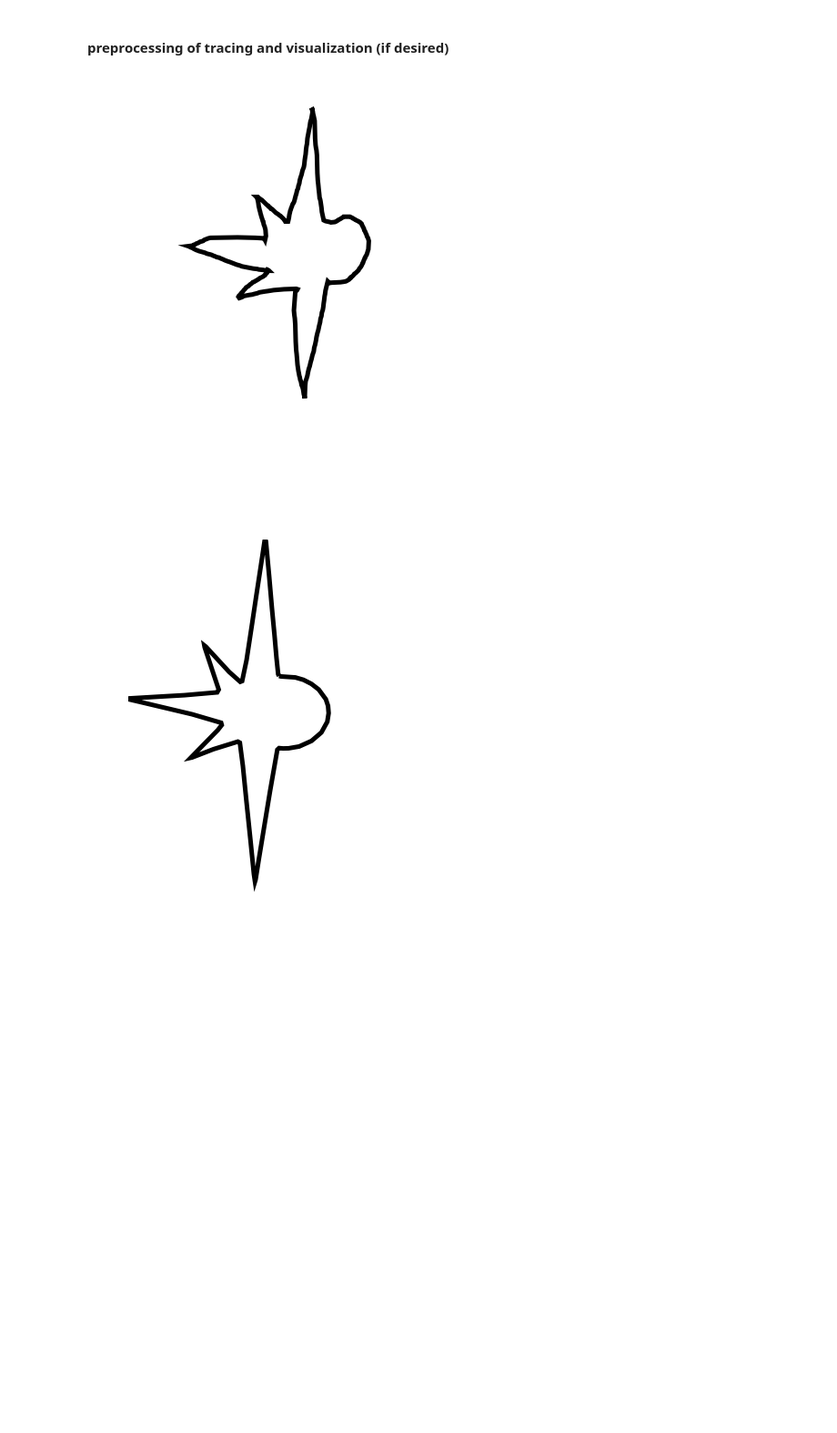
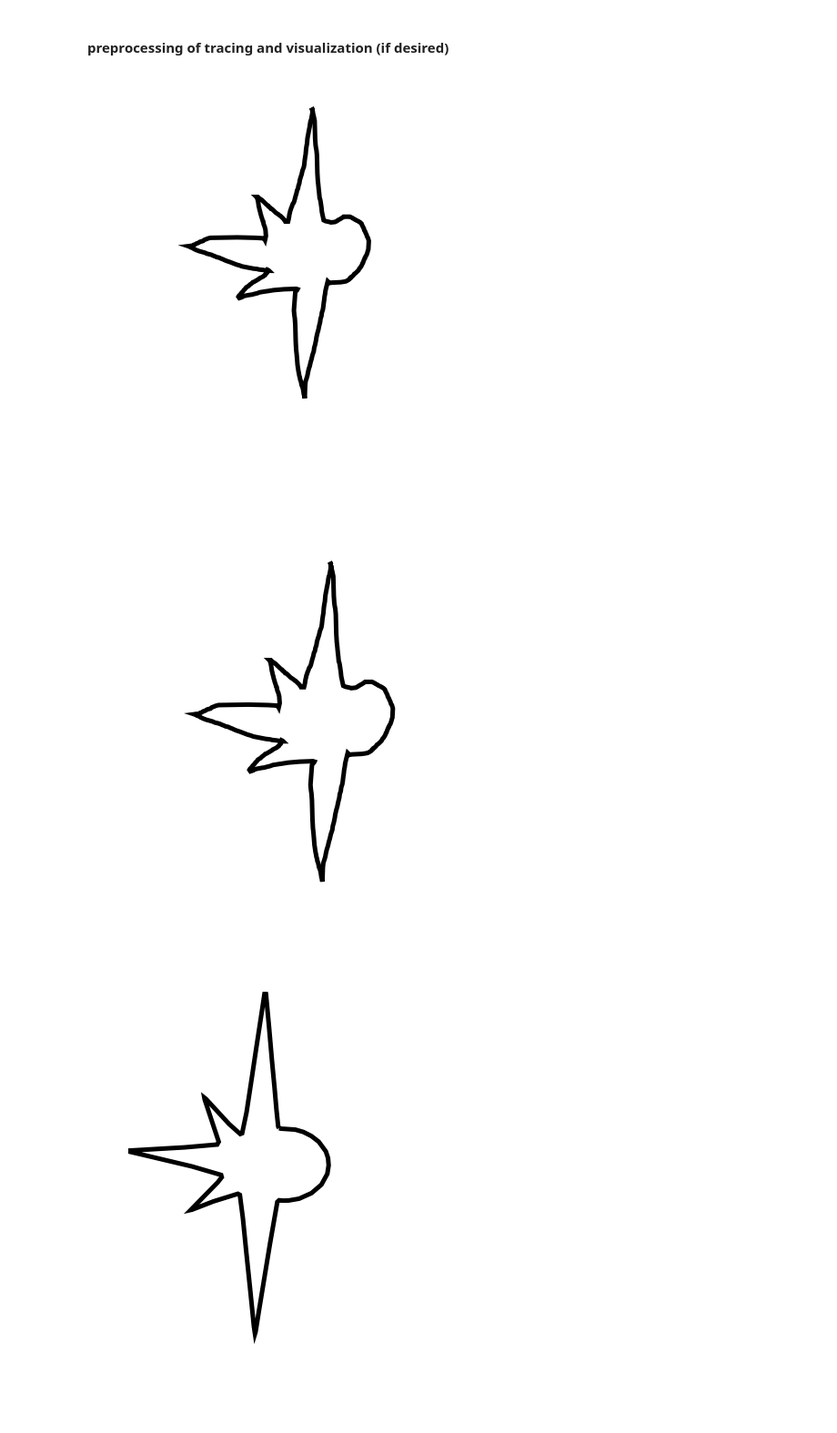
Before and after one commit to brialorelle/kiddraw, a Jupyter notebook: analysis/museumstation/python/score_svg_distance-shape.ipynb, the cells around one changed output. Shown at 91% size. Saved outputs shown, nothing was run; the diff lists cells and outputs as text; code cells hidden in the pictures; blank space fills up the shorter version.

```diff
--- a/analysis/museumstation/python/score_svg_distance-shape.ipynb
+++ b/analysis/museumstation/python/score_svg_distance-shape.ipynb
@@ -115,11 +115,15 @@ if np.sum(_Verts[0][-1] - _Verts[0][0]) != 0:
 assert len(_Verts)==len(_Codes)
 # %%
 ## examine tracing
+reload(rsh)
 reallyRun = 1
 if reallyRun:
     rsh.plot_shape(_Verts,_Codes)
+    _Verts, _Codes = rsh.scale_tracing(1.1,1.1, _Verts, _Codes)
+    rsh.plot_shape(_Verts,_Codes)
 # %% [output]
 [figure]
+[figure, added]
 # %%
 shape_fname = os.path.join(tracing_dir, "shape.svg")
 shape_svg = open(shape_fname, 'r').read()
```
Also changed, not shown: parts of 1 cell of this notebook, 1 other file.
